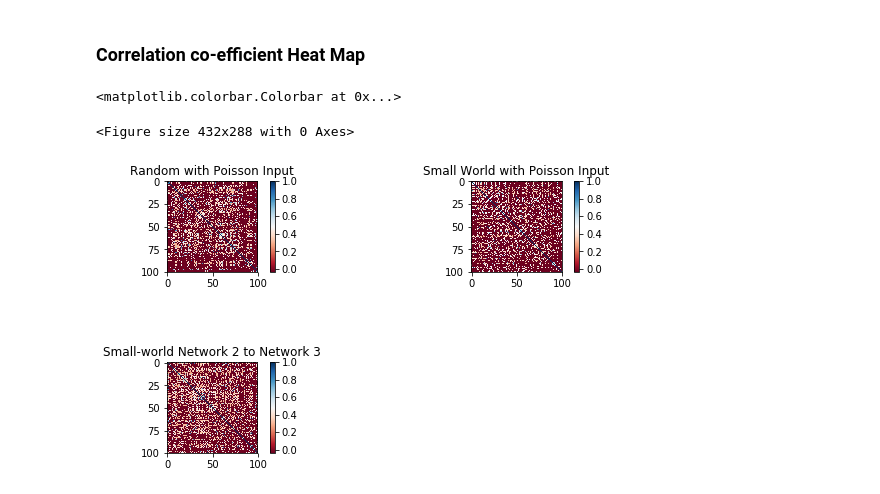
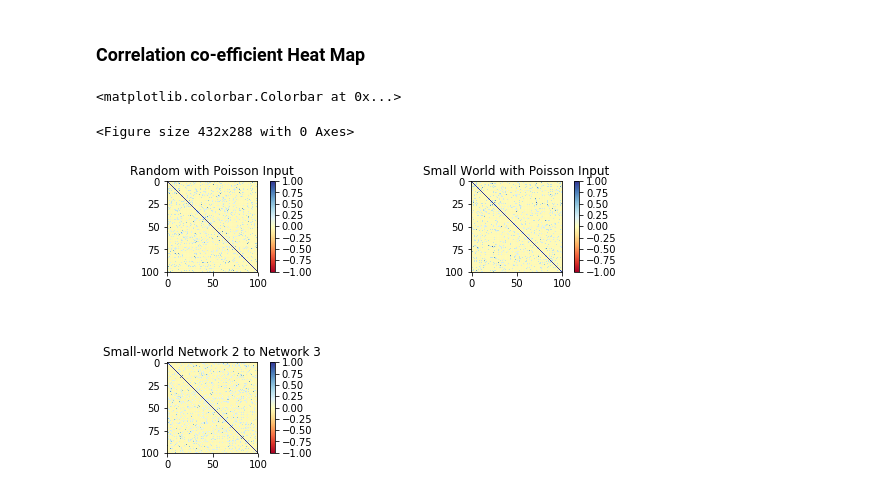
Before and after one commit to KokilaP/Neural-Networks, a Jupyter notebook: N1_RandomNetwork.ipynb, the cells around one changed output. Drawn from its saved outputs; the diff is of its cells as text; code cells hidden in the pictures.

Commit message:
Update to binary spike train function

```diff
--- a/N1_RandomNetwork.ipynb
+++ b/N1_RandomNetwork.ipynb
@@ -991,9 +1000,9 @@ stats = Spike_Stats() # Initialize Spike Stats class
 [ISI3,ISI3_mean,ISI3_var,ISI3_cv] = stats.ISI_stats(spikemon_G2c3)
 
 # Create binary spike trains, put into stats class
-sp_binary = stats.spike_bin(ISI,bin_size)
-sp2_binary = stats.spike_bin(ISI2,bin_size)
-sp3_binary = stats.spike_bin(ISI3,bin_size)
+sp_binary = stats.spike_bin(spikemon1.spike_trains(),bin_size)
+sp2_binary = stats.spike_bin(spikemon2.spike_trains(),bin_size)
+sp3_binary = stats.spike_bin(spikemon_G2c3.spike_trains(),bin_size)
 
 # Calculating correlation co-efficient
 CC_matrix = stats.spike_cc(sp_binary)
@@ -1004,24 +1013,24 @@ CC3_matrix = stats.spike_cc(sp3_binary)
 # %%
 # Generating a heat map
 fig3 = plt.figure()
 plt.subplots(figsize=(10,5)) # Increasing the figure size
 plt.subplots_adjust(hspace = 1) # Change width between subplots
 
 ax1 = plt.subplot(2,2,1)
 ax1.set_title("Random with Poisson Input")
-map = plt.imshow(CC_matrix,cmap = 'RdBu') # Blue gives maximum correlation while red shows least correlation
+map = plt.imshow(CC_matrix,cmap = 'RdYlBu',vmin=-1,vmax=1) # Blue gives maximum correlation while red shows least correlation
 plt.colorbar(map) # To show the legend of colors with corresponding values form matrix
 
 ax2 = plt.subplot(2,2,2)
 ax2.set_title("Small World with Poisson Input")
-map2 = plt.imshow(CC2_matrix,cmap = 'RdBu') # Blue gives maximum correlation while red shows least correlation
+map2 = plt.imshow(CC2_matrix,cmap = 'RdYlBu',vmin=-1,vmax=1) # Blue gives maximum correlation while red shows least correlation
 plt.colorbar(map2)
 
 ax3 = plt.subplot(2,2,3)
 ax3.set_title("Small-world Network 2 to Network 3")
-map3 = plt.imshow(CC3_matrix,cmap = 'RdBu') # Blue gives maximum correlation while red shows least correlation
+map3 = plt.imshow(CC3_matrix,cmap = 'RdYlBu',vmin=-1,vmax=1) # Blue gives maximum correlation while red shows least correlation
 plt.colorbar(map3)
 # %% [output]
 <matplotlib.colorbar.Colorbar at 0x...>
 <Figure size 432x288 with 0 Axes>
-[figure, old version]
+[figure, new version]
```
Also changed, not shown: parts of 8 cells of this notebook.
